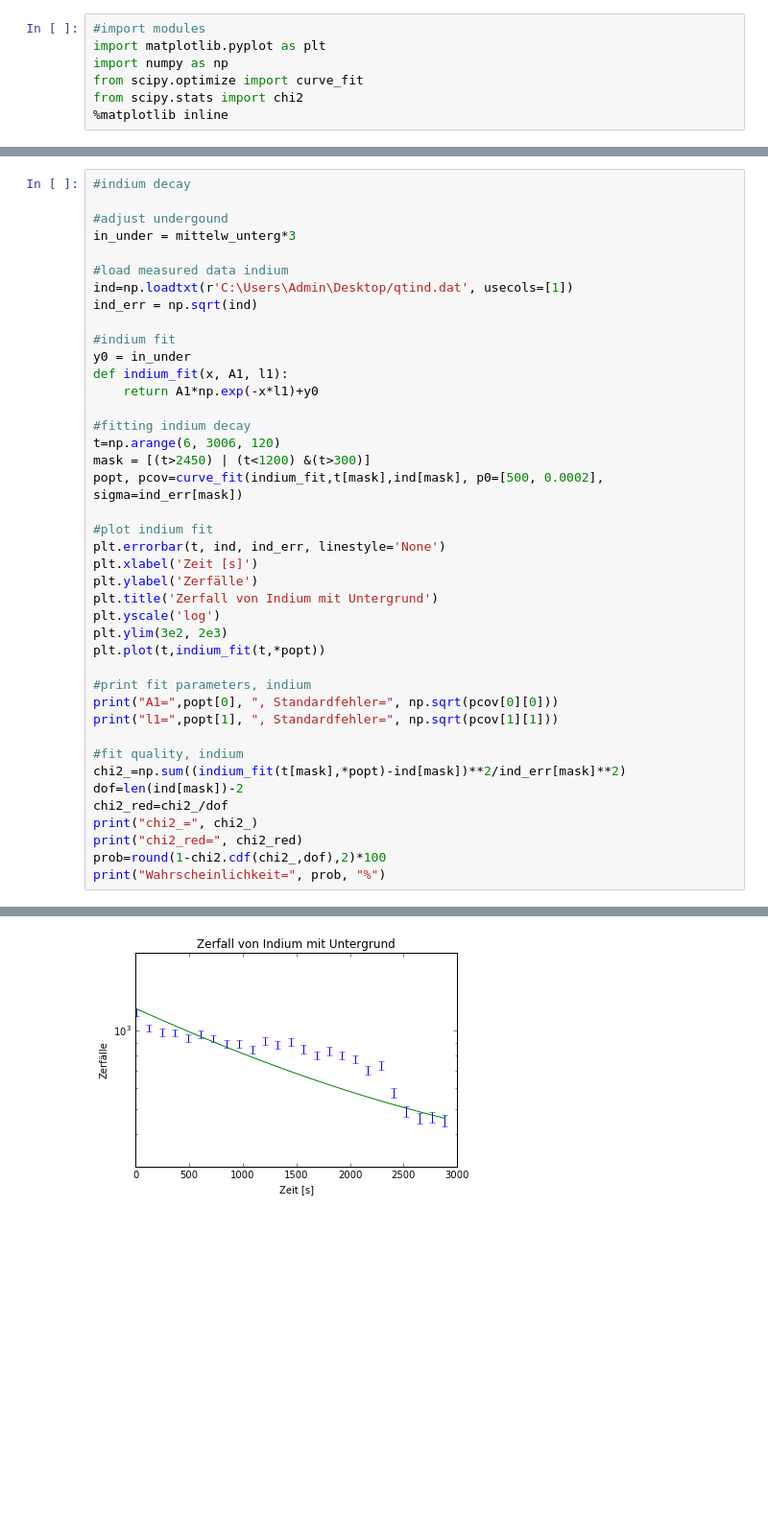
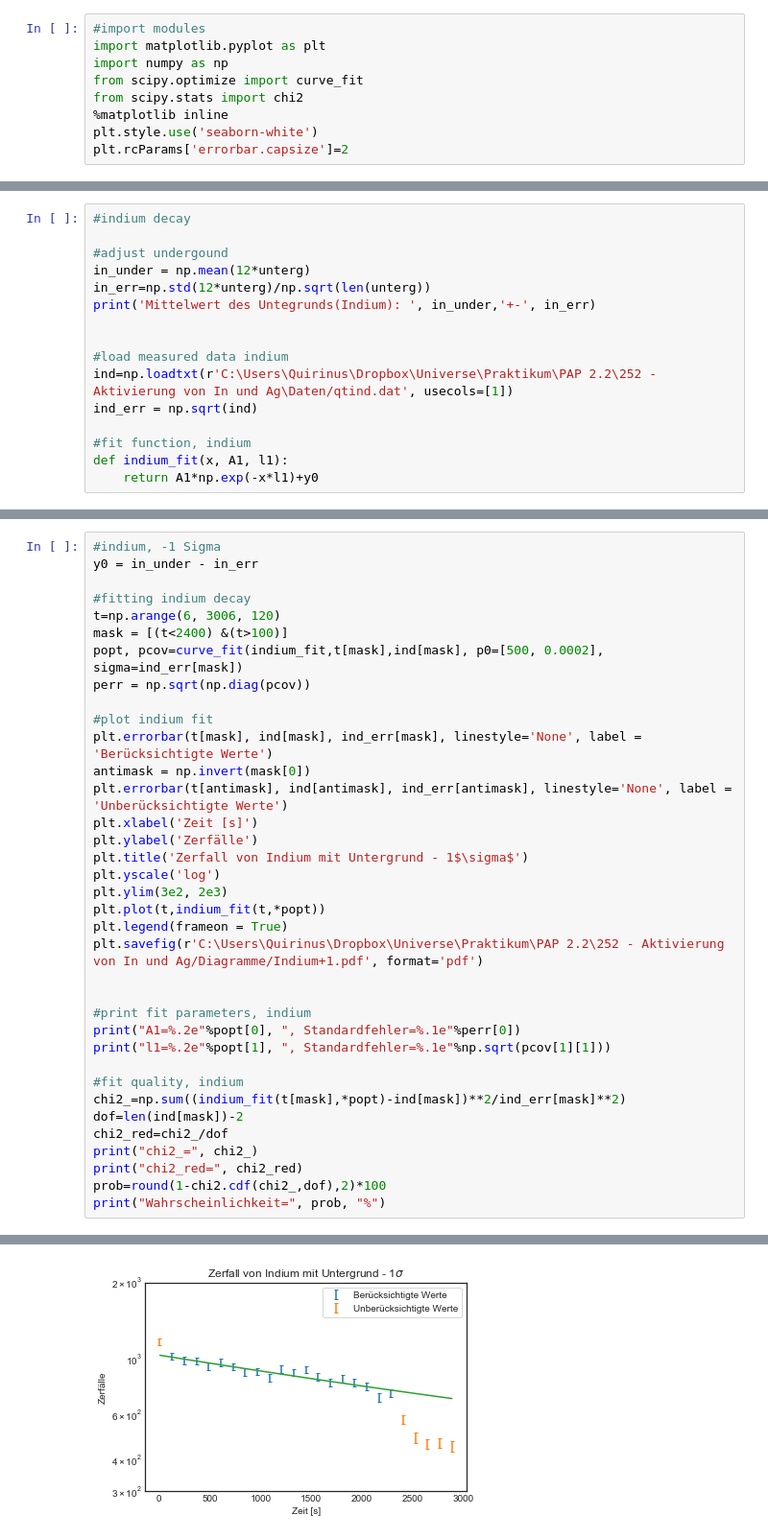
Before and after one commit to MajestyQ/Lectures, a Jupyter notebook: Praktikum/PAP 2.2/252 - Aktivierung von In und Ag/qtjupyter.ipynb, the cells around one changed output, grey strips where cells are left out. Shown at 96% size. Saved outputs shown, nothing was run; the diff lists cells and outputs as text; blank space fills up the shorter version.

```diff
--- a/Praktikum/PAP 2.2/252 - Aktivierung von In und Ag/qtjupyter.ipynb
+++ b/Praktikum/PAP 2.2/252 - Aktivierung von In und Ag/qtjupyter.ipynb
@@ -5,6 +5,8 @@ import numpy as np
 from scipy.optimize import curve_fit
 from scipy.stats import chi2
 %matplotlib inline
+plt.style.use('seaborn-white')
+plt.rcParams['errorbar.capsize']=2
 # %%
 #silver decay
 
@@ -74,0 +155,16 @@ Wahrscheinlichkeit= 88.0 %
+# %%
+#indium decay
+
+#adjust undergound
+in_under = np.mean(12*unterg)
+in_err=np.std(12*unterg)/np.sqrt(len(unterg))
+print('Mittelwert des Untegrunds(Indium): ', in_under,'+-', in_err)
+
+
+#load measured data indium
+ind=np.loadtxt(r'C:\Users\Quirinus\Dropbox\Universe\Praktikum\PAP 2.2\252 - Aktivierung von In und Ag\Daten/qtind.dat', usecols=[1])
+ind_err = np.sqrt(ind)
+
+#fit function, indium
+def indium_fit(x, A1, l1):
+    return A1*np.exp(-x*l1)+y0
@@ -75,35 +257,30 @@ Wahrscheinlichkeit= 88.0 %
 # %%
-#indium decay
-
-#adjust undergound
-in_under = mittelw_unterg*3
-
-#load measured data indium
-ind=np.loadtxt(r'C:\Users\Admin\Desktop/qtind.dat', usecols=[1])
-ind_err = np.sqrt(ind)
-
-#indium fit
-y0 = in_under
-def indium_fit(x, A1, l1):
-    return A1*np.exp(-x*l1)+y0
+#indium, -1 Sigma
+y0 = in_under - in_err
 
 #fitting indium decay
 t=np.arange(6, 3006, 120)
-mask = [(t>2450) | (t<1200) &(t>300)]
+mask = [(t<2400) &(t>100)]
 popt, pcov=curve_fit(indium_fit,t[mask],ind[mask], p0=[500, 0.0002], sigma=ind_err[mask])
+perr = np.sqrt(np.diag(pcov))
 
 #plot indium fit
-plt.errorbar(t, ind, ind_err, linestyle='None')
+plt.errorbar(t[mask], ind[mask], ind_err[mask], linestyle='None', label = 'Berücksichtigte Werte')
+antimask = np.invert(mask[0])
+plt.errorbar(t[antimask], ind[antimask], ind_err[antimask], linestyle='None', label = 'Unberücksichtigte Werte')
 plt.xlabel('Zeit [s]')
 plt.ylabel('Zerfälle')
-plt.title('Zerfall von Indium mit Untergrund')
+plt.title('Zerfall von Indium mit Untergrund - 1$\sigma$')
 plt.yscale('log')
 plt.ylim(3e2, 2e3)
 plt.plot(t,indium_fit(t,*popt))
+plt.legend(frameon = True)
+plt.savefig(r'C:\Users\Quirinus\Dropbox\Universe\Praktikum\PAP 2.2\252 - Aktivierung von In und Ag/Diagramme/Indium+1.pdf', format='pdf')
+
 
 #print fit parameters, indium
-print("A1=",popt[0], ", Standardfehler=", np.sqrt(pcov[0][0]))
-print("l1=",popt[1], ", Standardfehler=", np.sqrt(pcov[1][1]))
+print("A1=%.2e"%popt[0], ", Standardfehler=%.1e"%perr[0])
+print("l1=%.2e"%popt[1], ", Standardfehler=%.1e"%np.sqrt(pcov[1][1]))
 
 #fit quality, indium
 chi2_=np.sum((indium_fit(t[mask],*popt)-ind[mask])**2/ind_err[mask]**2)
@@ -122 +299 @@ Wahrscheinlichkeit= 2.0 %
-[figure, old version]
+[figure, new version]
```
Also changed, not shown: parts of 8 cells of this notebook, 7 other files.
